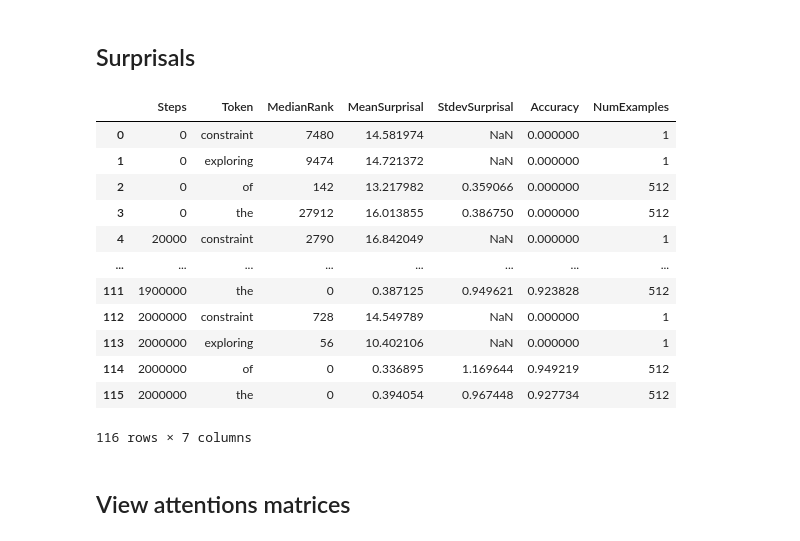
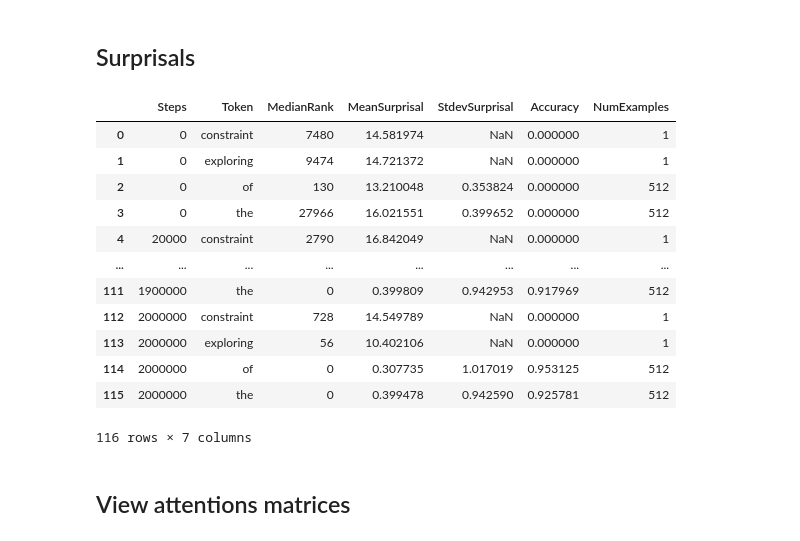
Before and after one commit to NazaninShafiabadi/NeuralLMs, a Jupyter notebook: src/representations.ipynb, the cells around one changed output. Saved outputs shown, nothing was run; the diff lists cells and outputs as text; code cells hidden in the pictures.

```diff
--- a/src/representations.ipynb
+++ b/src/representations.ipynb
@@ -18,21 +18,21 @@ cuda
 # %% [markdown]
 ## Surprisals
 # %%
-surprisals = pd.read_csv('../results/toy_surprisals.txt', sep='\t')
+surprisals = pd.read_csv('../results/lexique_results/toy_surprisals.txt', sep='\t')
 surprisals
 # %% [output]
 |  | Steps | Token | MedianRank | MeanSurprisal | StdevSurprisal | Accuracy | NumExamples |
 | 0 | 0 | constraint | 7480 | 14.581974 | NaN | 0.000000 | 1 |
 | 1 | 0 | exploring | 9474 | 14.721372 | NaN | 0.000000 | 1 |
-| 2 | 0 | of | 142 | 13.217982 | 0.359066 | 0.000000 | 512 |
-| 3 | 0 | the | 27912 | 16.013855 | 0.386750 | 0.000000 | 512 |
+| 2 | 0 | of | 130 | 13.210048 | 0.353824 | 0.000000 | 512 |
+| 3 | 0 | the | 27966 | 16.021551 | 0.399652 | 0.000000 | 512 |
 | 4 | 20000 | constraint | 2790 | 16.842049 | NaN | 0.000000 | 1 |
 | ... | ... | ... | ... | ... | ... | ... | ... |
-| 111 | 1900000 | the | 0 | 0.387125 | 0.949621 | 0.923828 | 512 |
+| 111 | 1900000 | the | 0 | 0.399809 | 0.942953 | 0.917969 | 512 |
 | 112 | 2000000 | constraint | 728 | 14.549789 | NaN | 0.000000 | 1 |
 | 113 | 2000000 | exploring | 56 | 10.402106 | NaN | 0.000000 | 1 |
-| 114 | 2000000 | of | 0 | 0.336895 | 1.169644 | 0.949219 | 512 |
-| 115 | 2000000 | the | 0 | 0.394054 | 0.967448 | 0.927734 | 512 |
+| 114 | 2000000 | of | 0 | 0.307735 | 1.017019 | 0.953125 | 512 |
+| 115 | 2000000 | the | 0 | 0.399478 | 0.942590 | 0.925781 | 512 |
 116 rows × 7 columns
 # %% [markdown]
 ## View attentions matrices
```
Also changed, not shown: parts of 2 cells of this notebook, 3 other files.
